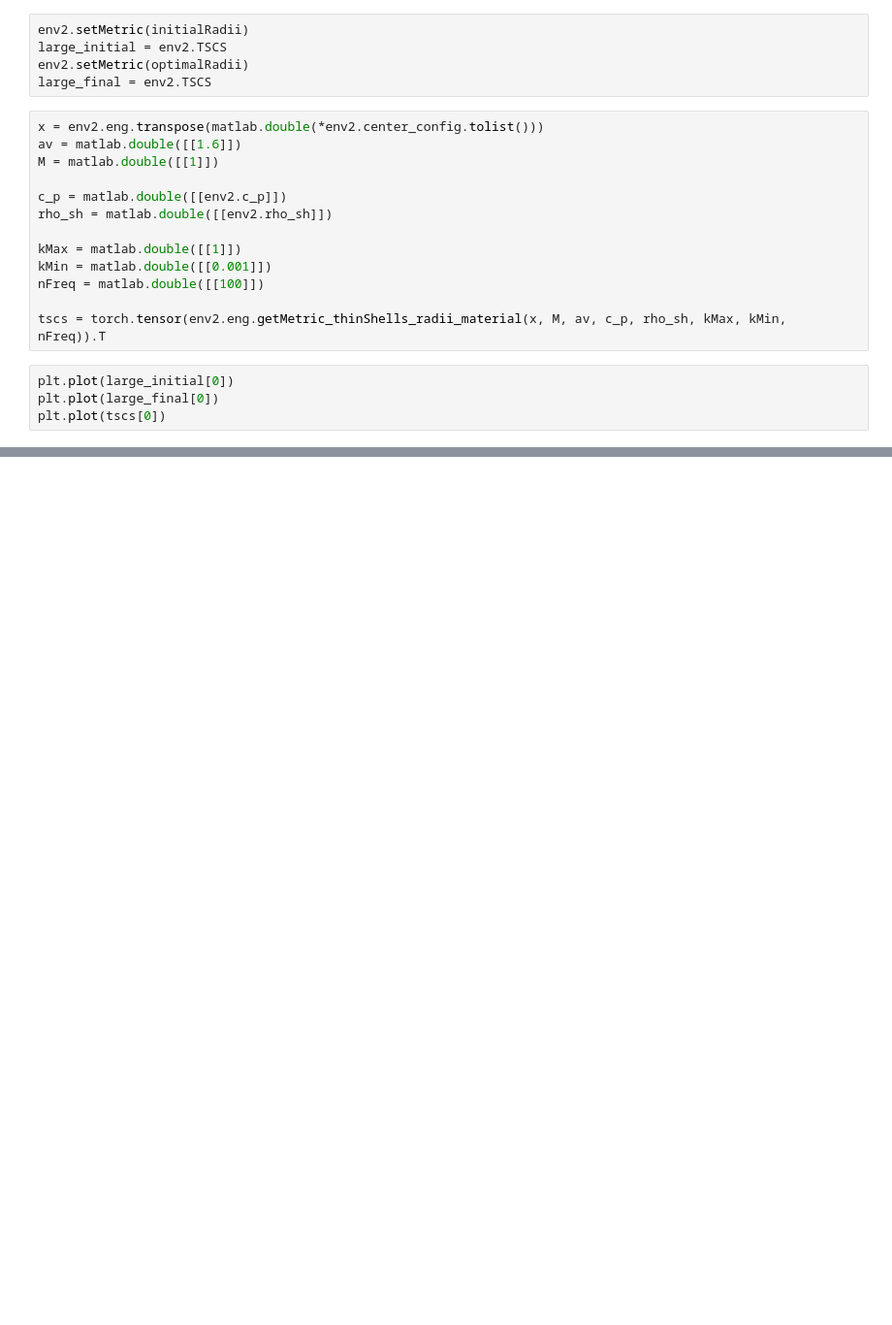
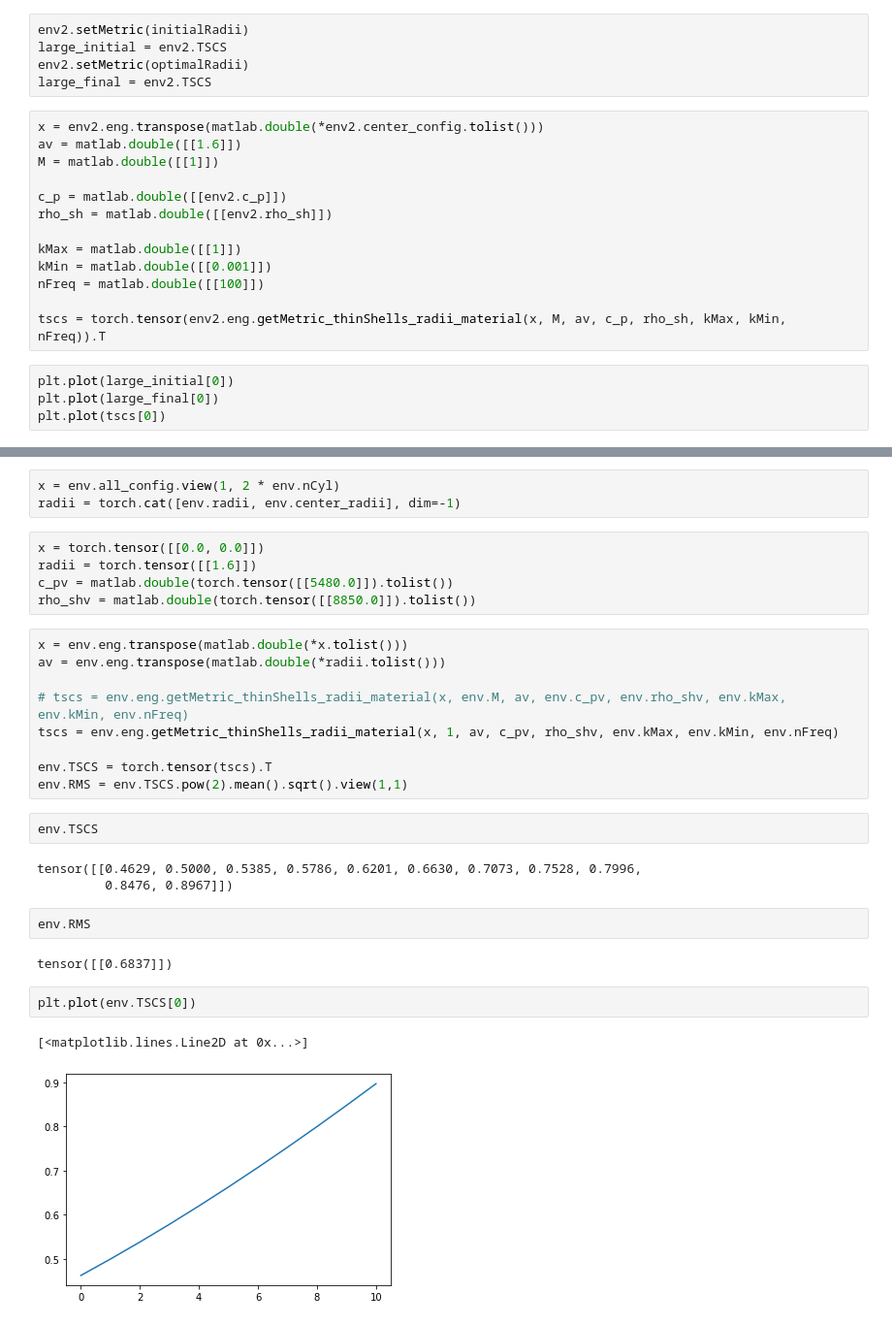
Before and after one commit to gladisor/Reinforcement-Learning-Applied-To-Metamaterial-Design, a Jupyter notebook: generalTesting.ipynb, the cells around one changed output, grey strips where cells are left out. Shown: that part at 97% size. Drawn from its saved outputs; the diff is of its cells as text; blank space fills up the shorter version.

```diff
--- a/generalTesting.ipynb
+++ b/generalTesting.ipynb
@@ -124,0 +127,31 @@ plt.plot(tscs[0])
+# %%
+x = env.all_config.view(1, 2 * env.nCyl)
+radii = torch.cat([env.radii, env.center_radii], dim=-1)
+# %%
+x = torch.tensor([[0.0, 0.0]])
+radii = torch.tensor([[1.6]])
+c_pv = matlab.double(torch.tensor([[5480.0]]).tolist())
+rho_shv = matlab.double(torch.tensor([[8850.0]]).tolist())
+# %%
+x = env.eng.transpose(matlab.double(*x.tolist()))
+av = env.eng.transpose(matlab.double(*radii.tolist()))
+
+# tscs = env.eng.getMetric_thinShells_radii_material(x, env.M, av, env.c_pv, env.rho_shv, env.kMax, env.kMin, env.nFreq)
+tscs = env.eng.getMetric_thinShells_radii_material(x, 1, av, c_pv, rho_shv, env.kMax, env.kMin, env.nFreq)
+
+env.TSCS = torch.tensor(tscs).T
+env.RMS = env.TSCS.pow(2).mean().sqrt().view(1,1)
+# %%
+env.TSCS
+# %% [output]
+tensor([[0.4629, 0.5000, 0.5385, 0.5786, 0.6201, 0.6630, 0.7073, 0.7528, 0.7996,
+         0.8476, 0.8967]])
+# %%
+env.RMS
+# %% [output]
+tensor([[0.6837]])
+# %%
+plt.plot(env.TSCS[0])
+# %% [output]
+[<matplotlib.lines.Line2D at 0x...>]
+[figure, added]
```
Also changed, not shown: parts of 3 cells of this notebook, 5 other files.
